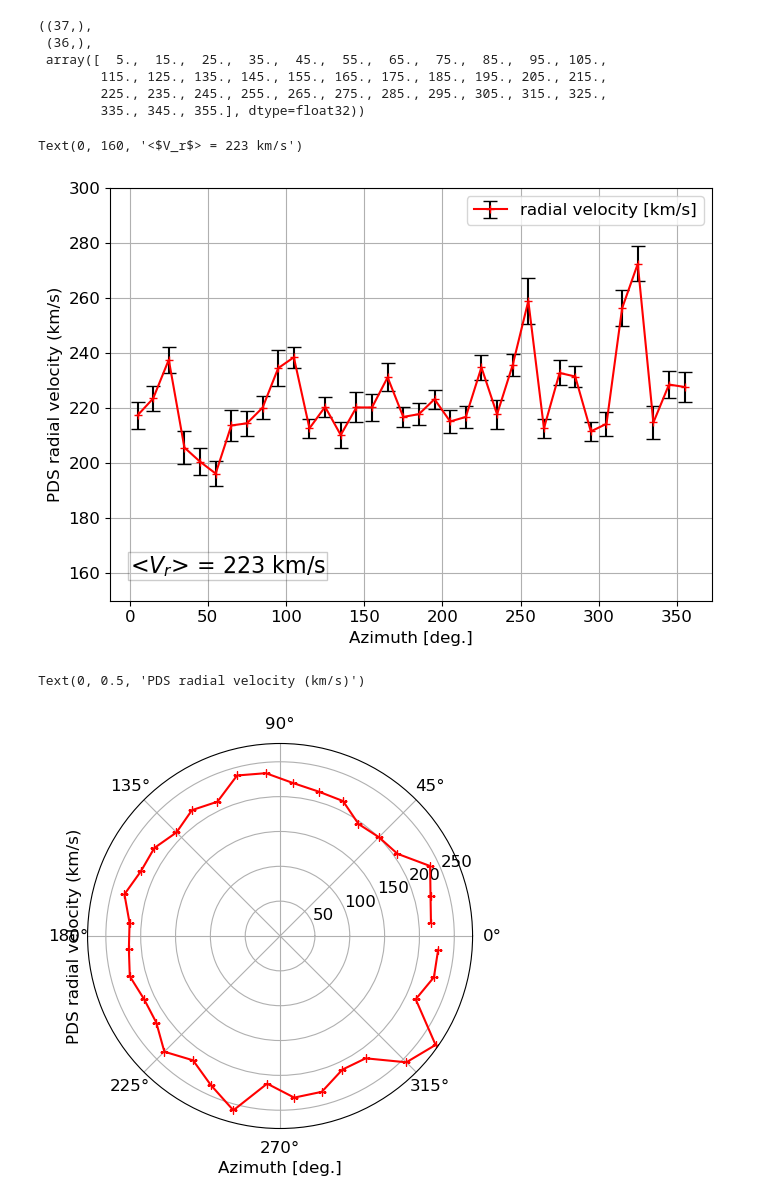
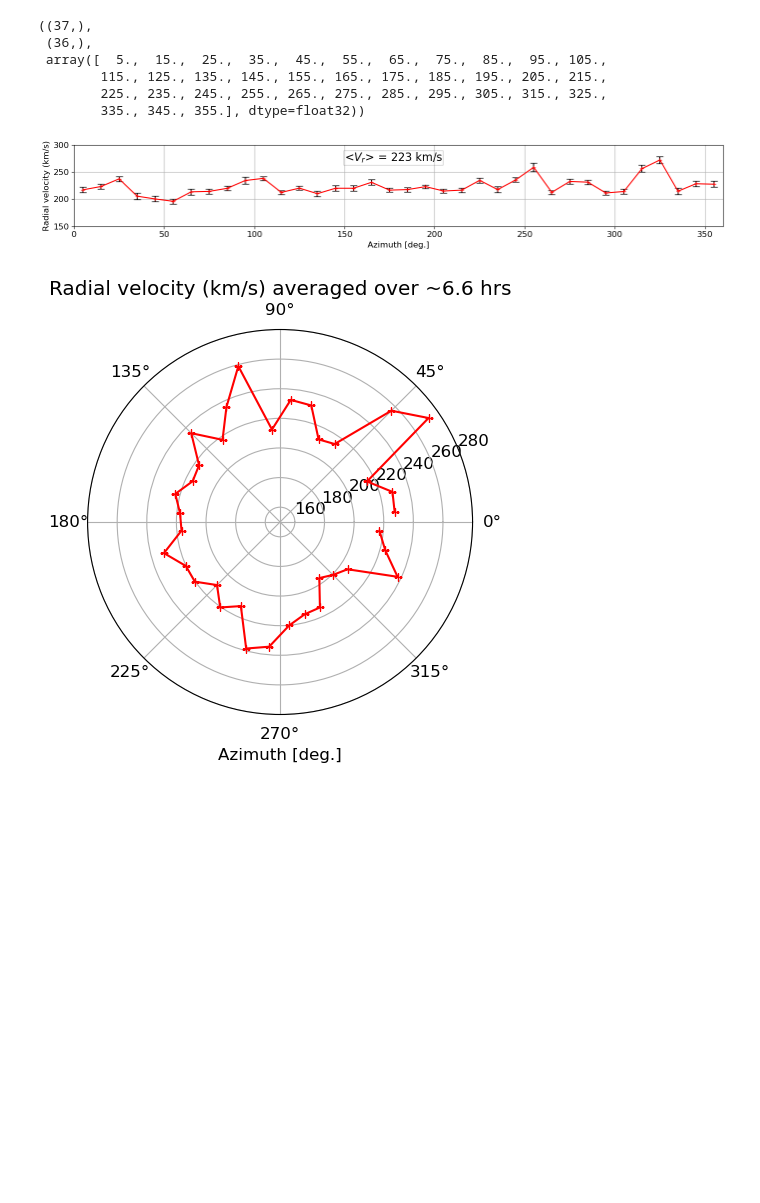
Before and after one commit to WaaallEEE/stereo_solar_flow_tracking, a Jupyter notebook: notebooks/COR2_balltracking.ipynb, the cells around one changed output. Cells and saved outputs as stored; diff of their text form; code cells hidden in the pictures; blank space fills up the shorter version.

Commit message:
polished the polar plot

```diff
--- a/notebooks/COR2_balltracking.ipynb
+++ b/notebooks/COR2_balltracking.ipynb
@@ -278,38 +278,39 @@ bin_edges.shape, bin_means.shape, deg_bins
         335., 345., 355.], dtype=float32))
 # %%
 
-fig, axs = plt.subplots(nrows=1, ncols=1, figsize=(7,5))
+fig, axs = plt.subplots(nrows=1, ncols=1, figsize=(14,7))
 axs.errorbar(deg_bins, bin_means, yerr=vmean_err, fmt='r+-', capsize=5, ecolor='black', label='radial velocity [km/s]')
 # axs.set_ylim([0, 350])
 axs.set_xlabel('Azimuth [deg.]')
-axs.set_ylabel('PDS radial velocity (km/s)')
+axs.set_ylabel('Radial velocity (km/s)')
+axs.set_xlim([0, 360])
 axs.set_ylim([150, 300])
 # axs2 = axs.twinx()
 # axs2.bar(deg_bins, bin_count, width=5, label='Ball count')
 # axs2.set_ylabel('Ball count per bin')
 # axs2.legend(loc='lower right')
 axs.grid()
+axs.set_aspect(0.3)
 plt.tight_layout()
-axs.legend()
-axs.text(0, 160, fr'<$V_r$> = {int(vmean)} km/s', fontsize=16, bbox=dict(facecolor='white', alpha=0.2, edgecolor='black', pad=1))
+axs.text(150, 270, fr'<$V_r$> = {int(vmean)} km/s', fontsize=16, bbox=dict(facecolor='white', alpha=0.2, edgecolor='black', pad=1))
+fig.savefig(Path(outputdir, f'Radial_velocity_unwrapped.png'), dpi=dpi)
 # %% [output]
-Text(0, 160, '<$V_r$> = 223 km/s')
-[figure, old version]
+[figure, new version]
 # %%
 fig, axs = plt.subplots(nrows=1, ncols=1, figsize=(7,5), subplot_kw={'projection': 'polar'})
-axs.plot(deg_bins*np.pi/180, bin_means, 'r+-', label='radial velocity [km/s]')
+axs.plot((360 - deg_bins)*np.pi/180, bin_means, 'r+-', label='radial velocity [km/s]')
 # axs.set_ylim([0, 350])
 axs.set_xlabel('Azimuth [deg.]')
-axs.set_ylabel('PDS radial velocity (km/s)')
-# axs.set_ylim([150, 300])
+axs.set_title('Radial velocity (km/s) averaged over ~6.6 hrs')
+axs.set_ylim([150, 280])
 
 # axs.grid()
 # plt.tight_layout()
 # axs.legend()
 # axs.text(0, 160, fr'<$V_r$> = {int(vmean)} km/s', fontsize=16, bbox=dict(facecolor='white', alpha=0.2, edgecolor='black', pad=1))
+fig.savefig(Path(outputdir, f'Radial_velocity_polar.png'), dpi=dpi)
 # %% [output]
-Text(0, 0.5, 'PDS radial velocity (km/s)')
-[figure, old version]
+[figure, new version]
 # %%
 l7tumfiles = sorted(glob.glob(str(PurePath('C:\Data\STEREO\L7tum\*.fts.gz'))))
 _, hdr = fitstools.fitsread(l7tumfiles[0], cube=False, astropy=True, header=True)
```
